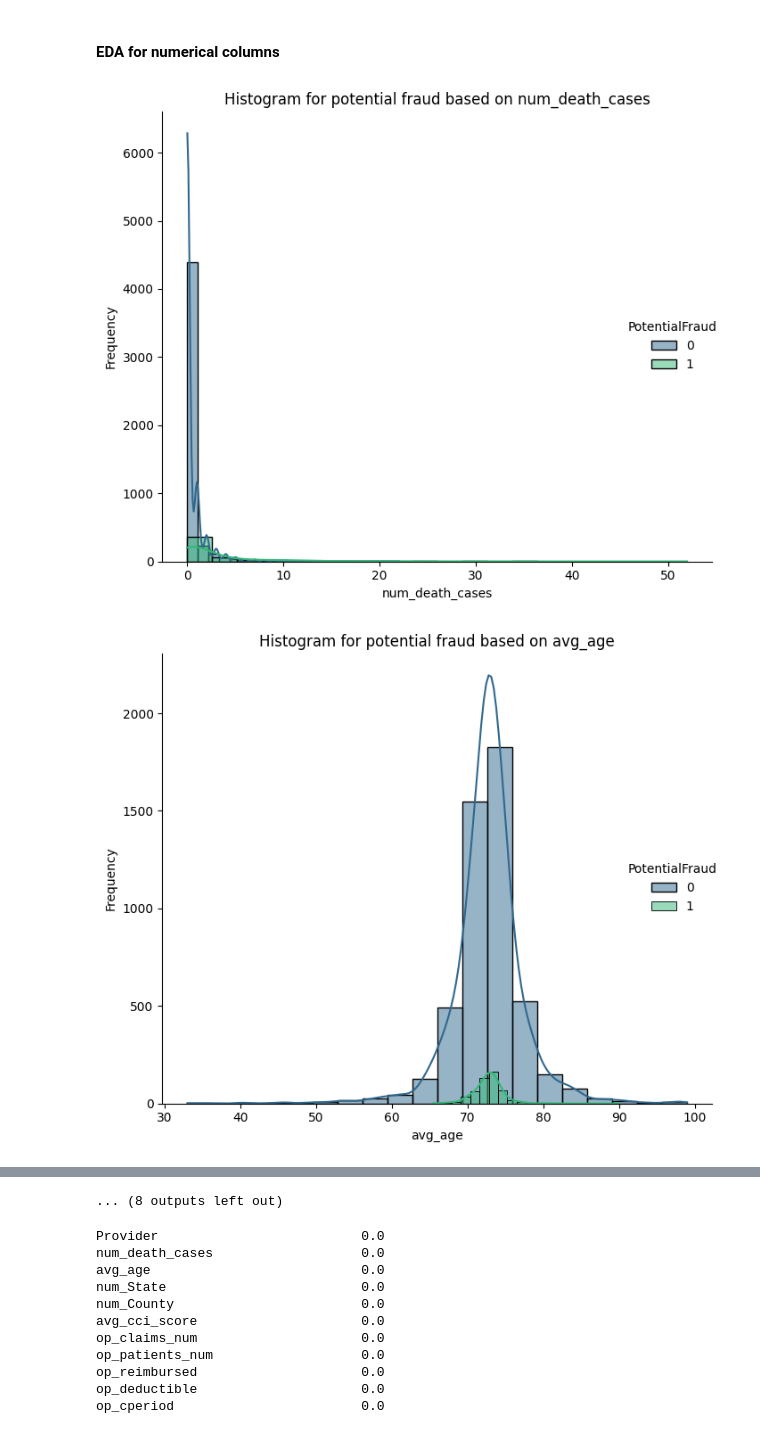
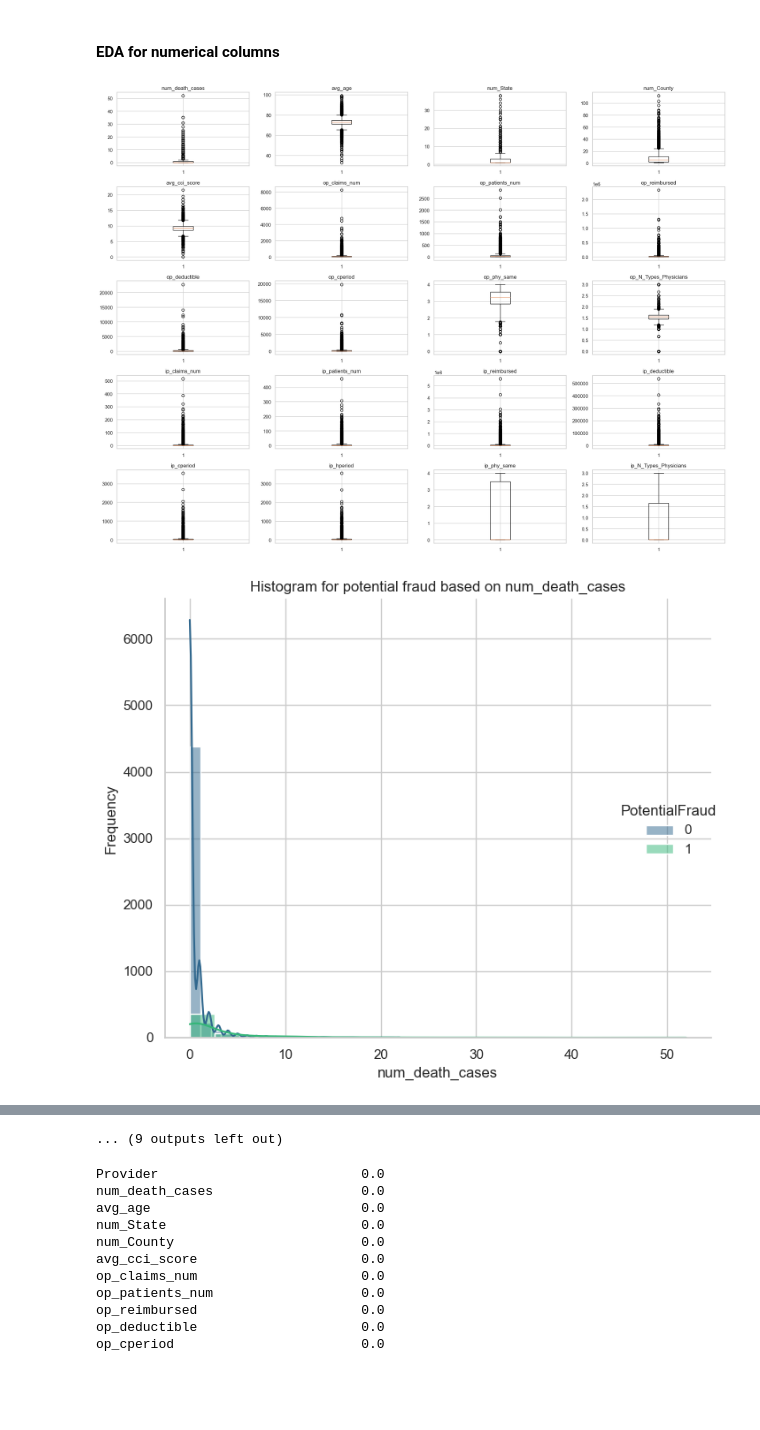
Before and after one commit to yingliu1206/Fraud-detection-In-Health-Care, a Jupyter notebook: code_v2.ipynb, the cells around one changed output, grey strips where cells are left out. Drawn from its saved outputs; the diff is of its cells as text; code cells hidden in the pictures; blank space fills up the shorter version.

Commit message:
add boxplots

```diff
--- a/code_v2.ipynb
+++ b/code_v2.ipynb
@@ -1316,24 +1316,33 @@ df_final[df_final.select_dtypes(include=['int', 'float']).columns] = df_final.se
 # %%
 # Columns to normalize
 columns_to_normalize = ['num_death_cases', 'avg_age', 'num_State', 'num_County',
         'avg_cci_score', 'op_claims_num', 'op_patients_num', 'op_reimbursed',
         'op_deductible', 'op_cperiod', 'op_phy_same', 'op_N_Types_Physicians',
         'ip_claims_num', 'ip_patients_num', 'ip_reimbursed', 'ip_deductible',
         'ip_cperiod', 'ip_hperiod', 'ip_phy_same', 'ip_N_Types_Physicians']
 
+# Create a boxplot for each column
+plt.figure(figsize=(20, 15))
+for i, column in enumerate(columns_to_normalize, 1):
+    plt.subplot(5, 4, i)
+    plt.boxplot(df_final[column])
+    plt.title(column)
+    plt.tight_layout()  # Adjust layout to prevent overlap
+
+plt.show()
 # Plot histograms for each numerical column
 for column in columns_to_normalize:
     g = sns.FacetGrid(df_final, hue="PotentialFraud", height=6, palette='viridis')
     g.map(sns.histplot, column, kde=True, bins=20).add_legend()
 
     # Set the title and labels
     plt.title(f'Histogram for potential fraud based on {column}')
     plt.xlabel(column)
     plt.ylabel('Frequency')
 
     # Adjust layout and show the plot
     plt.tight_layout()
     plt.show()
 # %% [output]
-[figure, old version]
+[figure, new version]
-[figure, old version]
+[figure, new version]
@@ -1350,4 +1359,4 @@ for column in columns_to_normalize:
-... (8 outputs left out)
+... (9 outputs left out)
 # %%
 # # categoical columns: replace null with []
 # cat_col = ['Top_5_ClmAdmitDiagnosisCode_op', 'Top_5_ClmDiagnosisCode_op', 'Top_5_ClmAdmitDiagnosisCode_ip', 'Top_5_DiagnosisGroupCode_ip', 'Top_5_ClmDiagnosisCode_ip', 'Top_5_ClmProcedureCode_ip']
```
Also changed, not shown: parts of 1 cell of this notebook.
